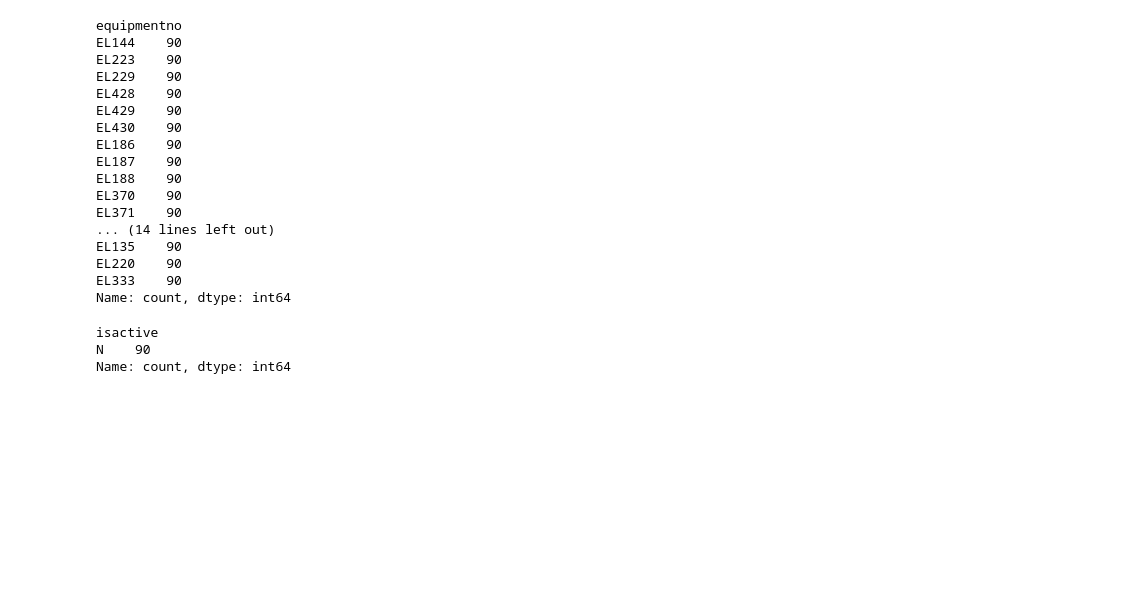
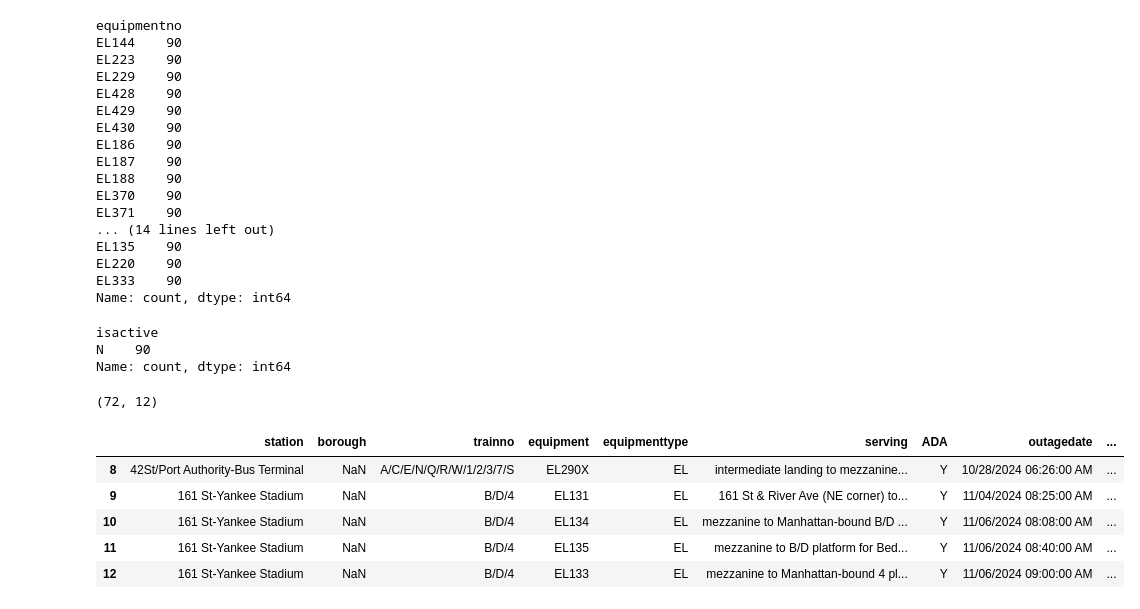
Before and after one commit to ZSlemmons/MTA-elevators, a Jupyter notebook: outage-scrape-analysis.ipynb, the cells around one changed output. Cells and saved outputs as stored; diff of their text form; code cells hidden in the pictures; blank space fills up the shorter version.

```diff
--- a/outage-scrape-analysis.ipynb
+++ b/outage-scrape-analysis.ipynb
@@ -118,3 +118,19 @@ el_df[el_df['equipmentno']=='EL132']['isactive'].value_counts()
 isactive
 N    90
 Name: count, dtype: int64
+# %%
+test_df = pd.read_csv('/Users/zoeslemmons/Desktop/MTA-elevators/outage_data/outages_2025-08-04 21:11:48.171466.csv')
+# %%
+test_df_el = test_df[test_df['equipmenttype']=='EL']
+test_df_el.shape
+# %% [output]
+(72, 12)
+# %%
+test_df_el.head()
+# %% [output]
+|  | station | borough | trainno | equipment | equipmenttype | serving | ADA | outagedate | ... |
+| 8 | 42St/Port Authority-Bus Terminal | NaN | A/C/E/N/Q/R/W/1/2/3/7/S | EL290X | EL | intermediate landing to mezzanine... | Y | 10/28/2024 06:26:00 AM | ... |
+| 9 | 161 St-Yankee Stadium | NaN | B/D/4 | EL131 | EL | 161 St & River Ave (NE corner) to... | Y | 11/04/2024 08:25:00 AM | ... |
+| 10 | 161 St-Yankee Stadium | NaN | B/D/4 | EL134 | EL | mezzanine to Manhattan-bound B/D ... | Y | 11/06/2024 08:08:00 AM | ... |
+| 11 | 161 St-Yankee Stadium | NaN | B/D/4 | EL135 | EL | mezzanine to B/D platform for Bed... | Y | 11/06/2024 08:40:00 AM | ... |
+| 12 | 161 St-Yankee Stadium | NaN | B/D/4 | EL133 | EL | mezzanine to Manhattan-bound 4 pl... | Y | 11/06/2024 09:00:00 AM | ... |
```
Also changed, not shown: parts of 5 cells of this notebook, 2 other files.
